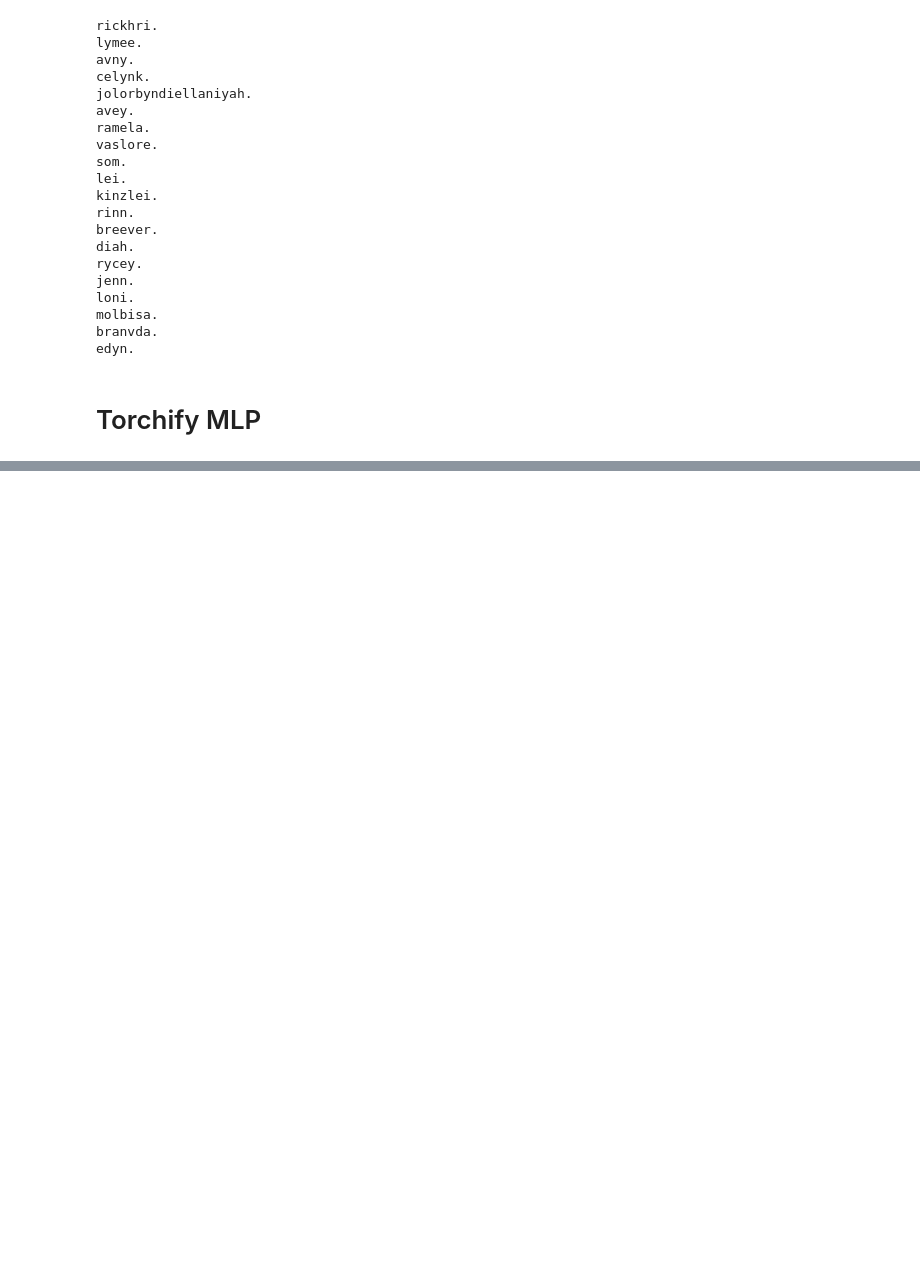
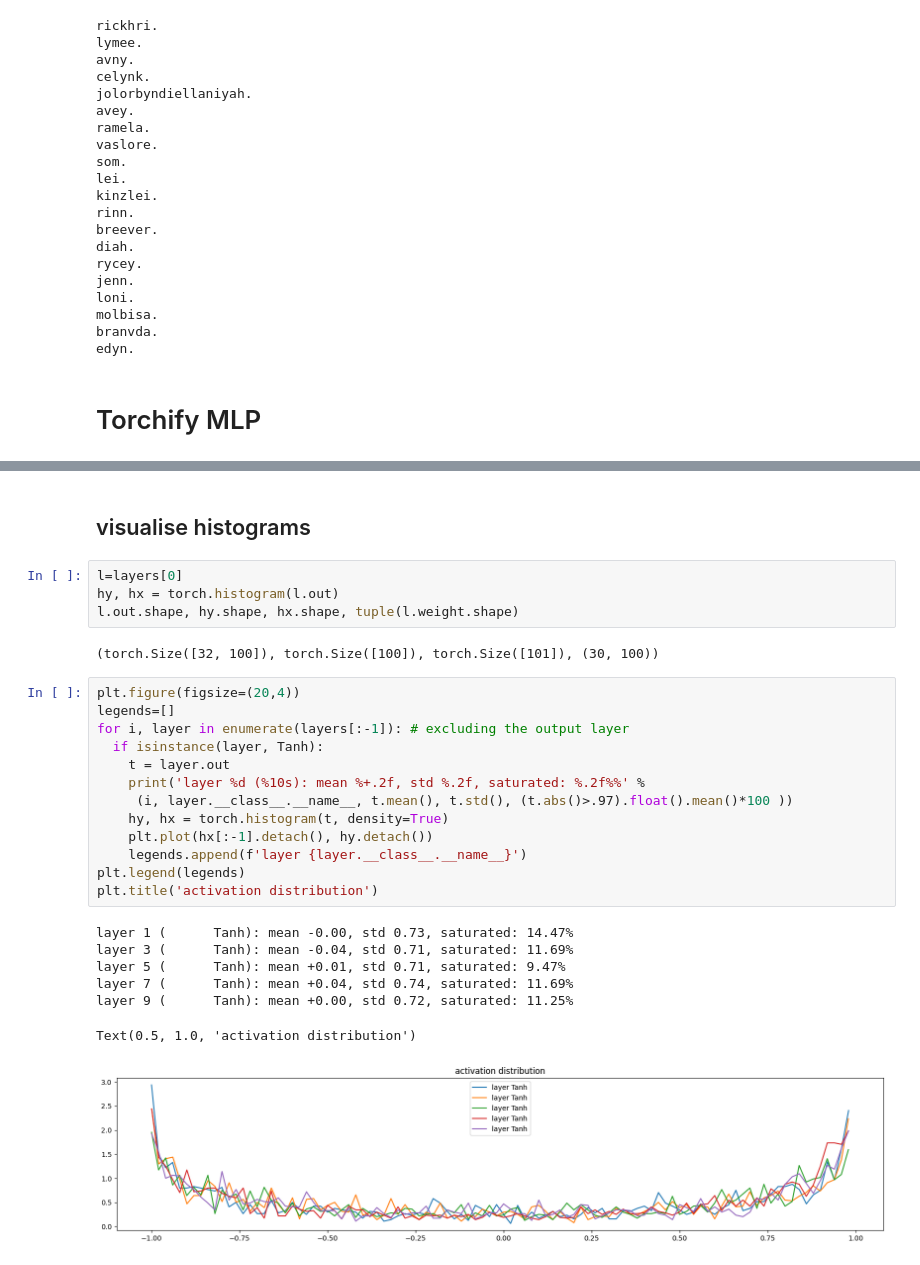
Before and after one commit to romenlaw/NaiveNeuralNetwork, a Jupyter notebook: makemore.ipynb, the cells around one changed output, grey strips where cells are left out. Drawn from its saved outputs; the diff is of its cells as text; blank space fills up the shorter version.

Commit message:
add visualisation in torchify

```diff
--- a/makemore.ipynb
+++ b/makemore.ipynb
@@ -1756,0 +1927,29 @@ class Linear:
+# %% [markdown]
+## visualise histograms
+# %%
+l=layers[0]
+hy, hx = torch.histogram(l.out)
+l.out.shape, hy.shape, hx.shape, tuple(l.weight.shape)
+# %% [output]
+(torch.Size([32, 100]), torch.Size([100]), torch.Size([101]), (30, 100))
+# %%
+plt.figure(figsize=(20,4))
+legends=[]
+for i, layer in enumerate(layers[:-1]): # excluding the output layer
+  if isinstance(layer, Tanh):
+    t = layer.out
+    print('layer %d (%10s): mean %+.2f, std %.2f, saturated: %.2f%%' %
+     (i, layer.__class__.__name__, t.mean(), t.std(), (t.abs()>.97).float().mean()*100 ))
+    hy, hx = torch.histogram(t, density=True)
+    plt.plot(hx[:-1].detach(), hy.detach())
+    legends.append(f'layer {layer.__class__.__name__}')
+plt.legend(legends)
+plt.title('activation distribution')
+# %% [output]
+layer 1 (      Tanh): mean -0.00, std 0.73, saturated: 14.47%
+layer 3 (      Tanh): mean -0.04, std 0.71, saturated: 11.69%
+layer 5 (      Tanh): mean +0.01, std 0.71, saturated: 9.47%
+layer 7 (      Tanh): mean +0.04, std 0.74, saturated: 11.69%
+layer 9 (      Tanh): mean +0.00, std 0.72, saturated: 11.25%
+Text(0.5, 1.0, 'activation distribution')
+[figure, added]
```
Also changed, not shown: parts of 13 cells of this notebook.
